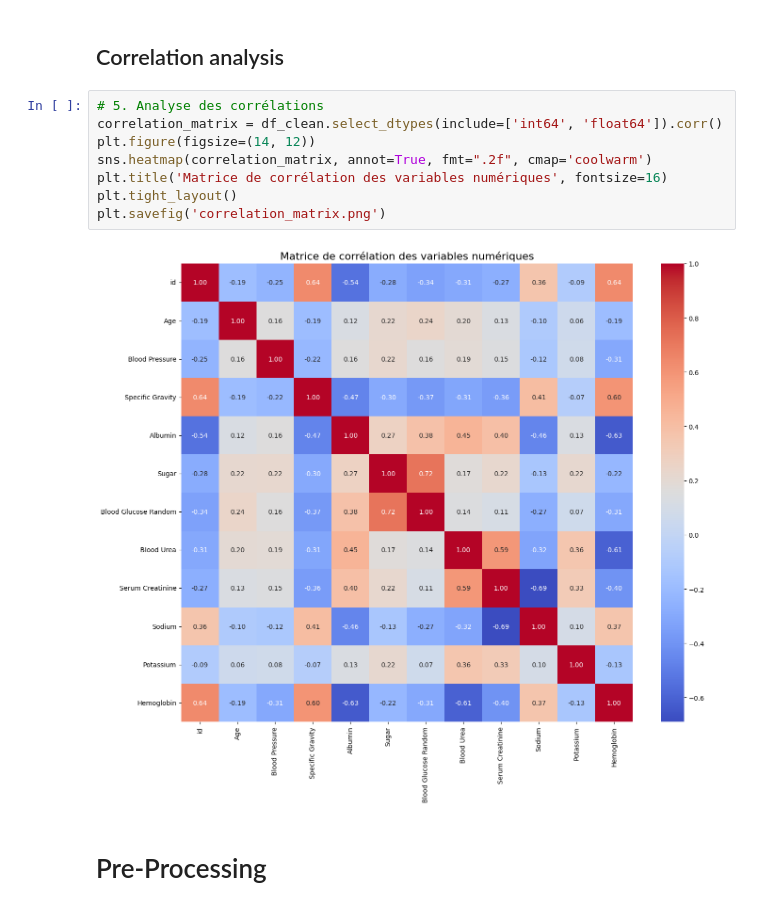
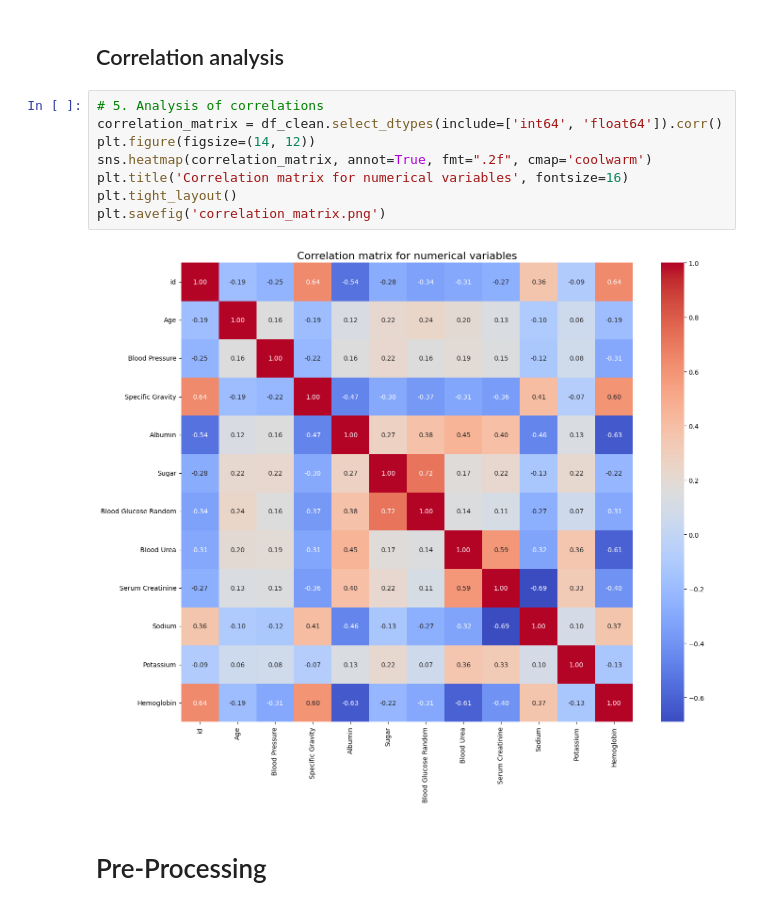
Before and after one commit to hepi1911/ML, a Jupyter notebook: Project_Machine_Learning.ipynb, the cells around one changed output. Saved outputs shown, nothing was run; the diff lists cells and outputs as text.

```diff
--- a/Project_Machine_Learning.ipynb
+++ b/Project_Machine_Learning.ipynb
@@ -249,14 +249,14 @@ Name: Hemoglobin, dtype: float64
 # %% [markdown]
 ## Correlation analysis
 # %%
-# 5. Analyse des corrélations
+# 5. Analysis of correlations
 correlation_matrix = df_clean.select_dtypes(include=['int64', 'float64']).corr()
 plt.figure(figsize=(14, 12))
 sns.heatmap(correlation_matrix, annot=True, fmt=".2f", cmap='coolwarm')
-plt.title('Matrice de corrélation des variables numériques', fontsize=16)
+plt.title('Correlation matrix for numerical variables', fontsize=16)
 plt.tight_layout()
 plt.savefig('correlation_matrix.png')
 # %% [output]
-[figure, old version]
+[figure, new version]
 # %% [markdown]
 # Pre-Processing
```
Also changed, not shown: parts of 24 cells of this notebook.
